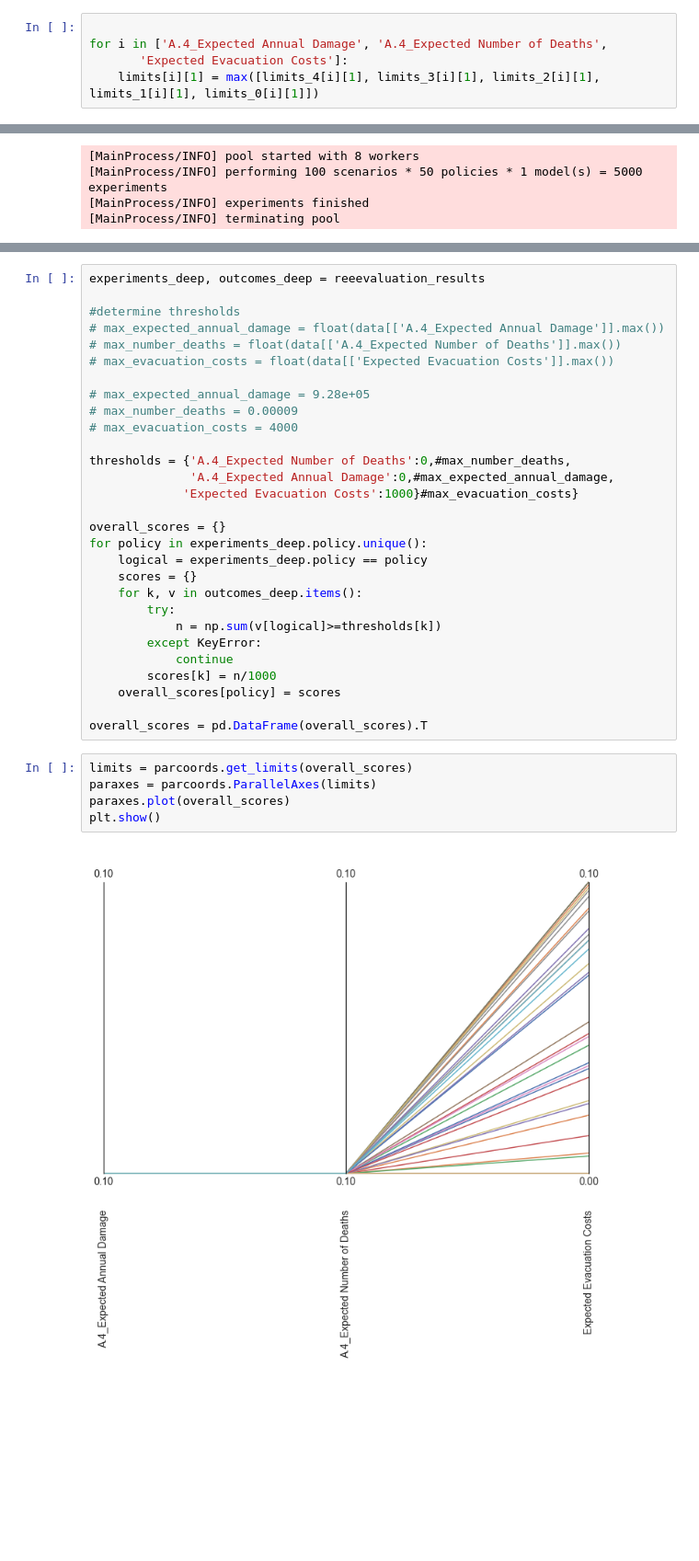
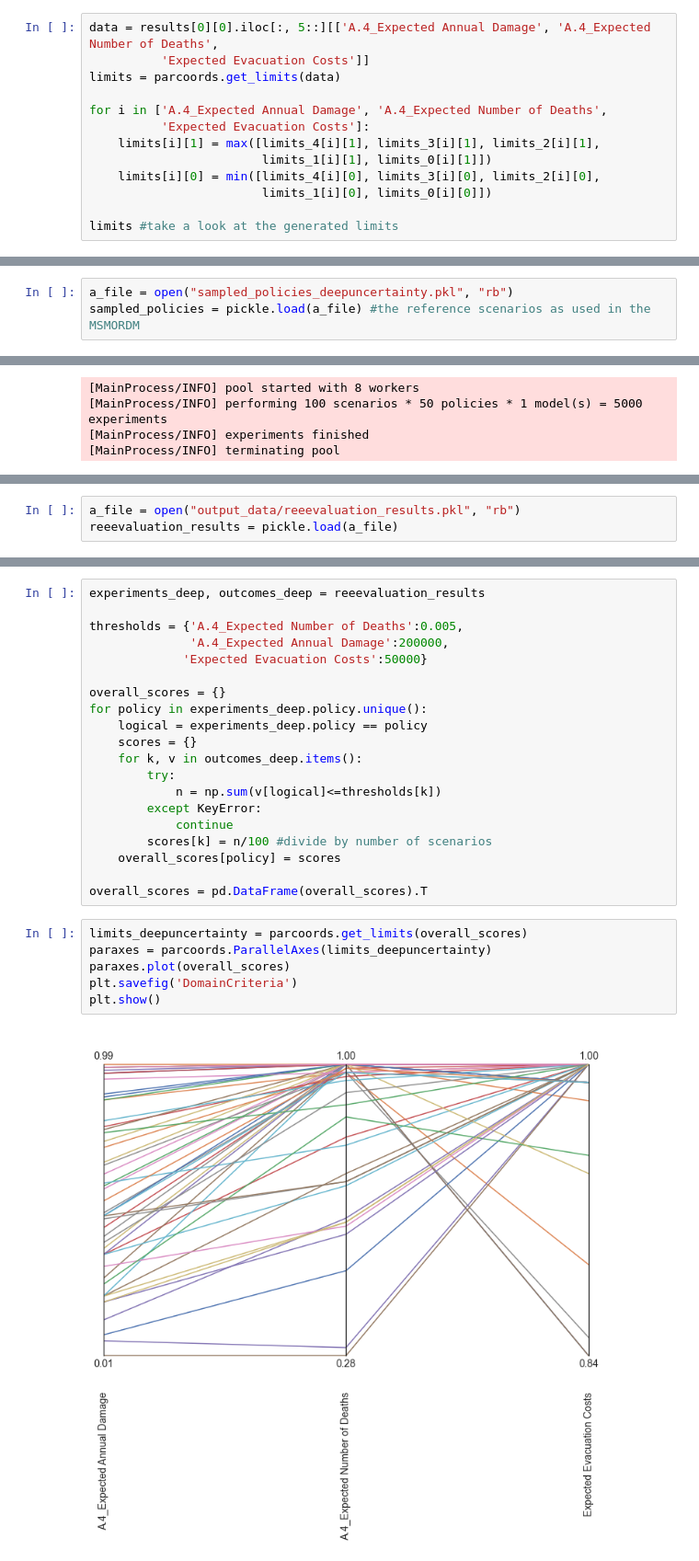
Before and after one commit to WillemijnTutu/EPA1361_group16, a Jupyter notebook: AnalysisMORDM.ipynb, the cells around one changed output, grey strips where cells are left out. Shown at 92% size. Drawn from its saved outputs; the diff is of its cells as text; blank space fills up the shorter version.

```diff
--- a/AnalysisMORDM.ipynb
+++ b/AnalysisMORDM.ipynb
@@ -129,5 +75,13 @@ Index(['A.4_Expected Annual Damage', 'A.4_Expected Number of Deaths',
 # %%
+data = results[0][0].iloc[:, 5::][['A.4_Expected Annual Damage', 'A.4_Expected Number of Deaths',
+          'Expected Evacuation Costs']]
+limits = parcoords.get_limits(data)
 
 for i in ['A.4_Expected Annual Damage', 'A.4_Expected Number of Deaths',
-       'Expected Evacuation Costs']:
-    limits[i][1] = max([limits_4[i][1], limits_3[i][1], limits_2[i][1], limits_1[i][1], limits_0[i][1]])
+          'Expected Evacuation Costs']:
+    limits[i][1] = max([limits_4[i][1], limits_3[i][1], limits_2[i][1],
+                        limits_1[i][1], limits_0[i][1]])
+    limits[i][0] = min([limits_4[i][0], limits_3[i][0], limits_2[i][0],
+                        limits_1[i][0], limits_0[i][0]])
+
+limits #take a look at the generated limits
@@ -290,3 +134,6 @@ sampled_policies = random.sample(policies, 50)
+# %%
+a_file = open("sampled_policies_deepuncertainty.pkl", "rb")
+sampled_policies = pickle.load(a_file) #the reference scenarios as used in the MSMORDM
 # %%
 #running the model through EMA workbench
 ema_logging.log_to_stderr(ema_logging.INFO)
@@ -305 +156,4 @@ with MultiprocessingEvaluator(dike_model) as evaluator:
+# %%
+a_file = open("output_data/reeevaluation_results.pkl", "rb")
+reeevaluation_results = pickle.load(a_file)
 # %% [markdown]
@@ -307,18 +161,9 @@ Calculate both the maximum regret, and the domain criterion using the values pro
 # %%
 experiments_deep, outcomes_deep = reeevaluation_results
 
-#determine thresholds
-# max_expected_annual_damage = float(data[['A.4_Expected Annual Damage']].max())
-# max_number_deaths = float(data[['A.4_Expected Number of Deaths']].max())
-# max_evacuation_costs = float(data[['Expected Evacuation Costs']].max())
-
-# max_expected_annual_damage = 9.28e+05
-# max_number_deaths = 0.00009
-# max_evacuation_costs = 4000
-
-thresholds = {'A.4_Expected Number of Deaths':0,#max_number_deaths,
-              'A.4_Expected Annual Damage':0,#max_expected_annual_damage,
-             'Expected Evacuation Costs':1000}#max_evacuation_costs}
+thresholds = {'A.4_Expected Number of Deaths':0.005,
+              'A.4_Expected Annual Damage':200000,
+             'Expected Evacuation Costs':50000}
 
 overall_scores = {}
 for policy in experiments_deep.policy.unique():
@@ -326,20 +171,21 @@ for policy in experiments_deep.policy.unique():
     scores = {}
     for k, v in outcomes_deep.items():
         try:
-            n = np.sum(v[logical]>=thresholds[k])
+            n = np.sum(v[logical]<=thresholds[k])
         except KeyError:
             continue
-        scores[k] = n/1000
+        scores[k] = n/100 #divide by number of scenarios
     overall_scores[policy] = scores
 
 overall_scores = pd.DataFrame(overall_scores).T
 # %%
-limits = parcoords.get_limits(overall_scores)
-paraxes = parcoords.ParallelAxes(limits)
+limits_deepuncertainty = parcoords.get_limits(overall_scores)
+paraxes = parcoords.ParallelAxes(limits_deepuncertainty)
 paraxes.plot(overall_scores)
+plt.savefig('DomainCriteria')
 plt.show()
 # %% [output]
-[figure, old version]
+[figure, new version]
 # %%
 fig, ax = plt.subplots(figsize=(6,6))
 
```
Also changed, not shown: parts of 26 cells of this notebook, 1 other file.
